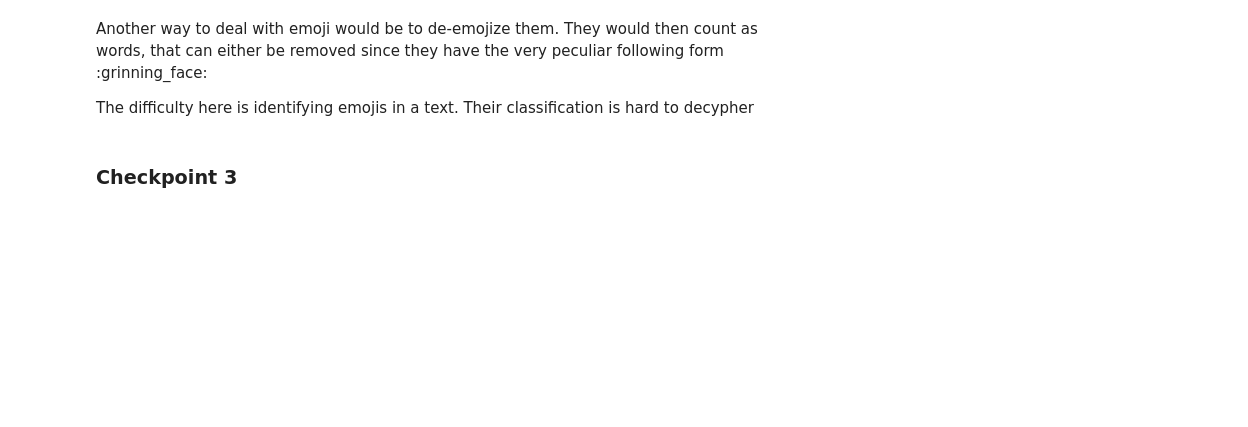
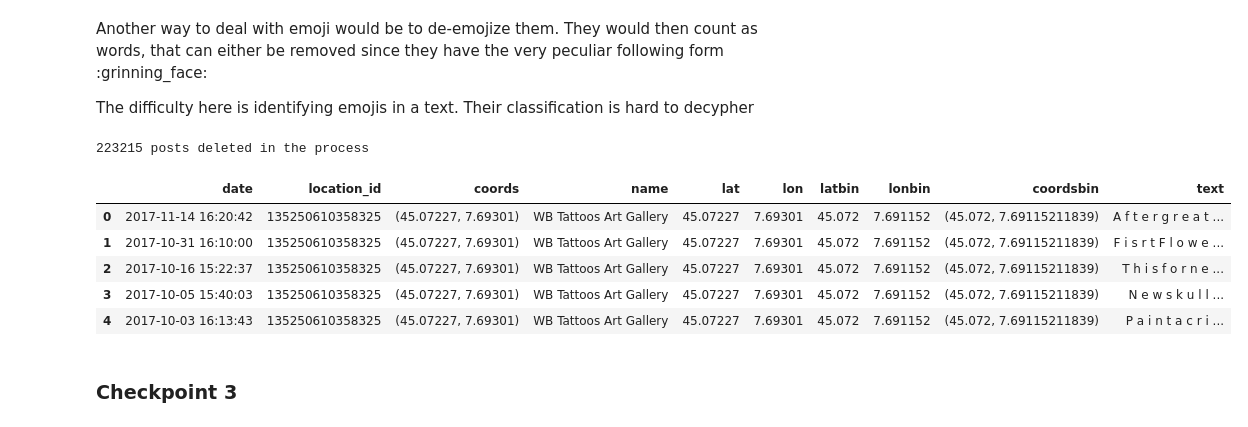
Before and after one commit to EArtiges/Lagrange_Progetto, a Jupyter notebook: TorInstagram_Git.ipynb, the cells around one changed output. Saved outputs shown, nothing was run; the diff lists cells and outputs as text; code cells hidden in the pictures; blank space fills up the shorter version.

Commit message:
Corrected Instalib.py Rewrote some file management parts for more readable file names

```diff
--- a/TorInstagram_Git.ipynb
+++ b/TorInstagram_Git.ipynb
@@ -237,9 +267,0 @@ df_new['text_new']= df_new['text_new'].map(lambda x: re.sub(r'\$[a-zA-Z0-9]*', '
-# %%
-#Remove numbers
-df_new['text_new']=df_new['text_new'].map(lambda x:  re.sub(r'[0-9]*','',x))
-# %%
-#Remove #
-df_new['text_new']=df_new['text_new'].map(lambda x:  re.sub(r'#*','',x))
-# %%
-#Remove punctuation
-df_new.text_new = [filter(lambda x: x not in string.punctuation,tweet) for tweet in df_new.text_new]
@@ -249,10 +268,16 @@ df_new.head(10)
-# %%
-#encoding back in strings
-df_new['text_new'] = df_new['text_new'].map(lambda x: x.encode('utf-8'))
 # %%
-df_new=df_new[df_new['text_new'].notnull()]
-df_new=df_new[df_new['text_new'] != '']
-df_new=df_new[['date','lat','lon','latbin','lonbin','coords','text_new','name']]
+df_new=IL.text_processing(df_new)
+#df_new=df_new[['date','lat','lon','latbin','lonbin','coords','text_new','name']]
+df_new.drop(['text'],axis=1,inplace=True)
 df_new=df_new.rename(columns = {'text_new':'text'})
 df_new['coordsbin'] = list(zip(df_new.latbin,df_new.lonbin))
+print len(df_new_save.text.tolist()) - len(df_new.text.tolist()), 'posts deleted in the process'
 df_new.head()
+# %% [output]
+223215 posts deleted in the process
+|  | date | location_id | coords | name | lat | lon | latbin | lonbin | coordsbin | text |
+| 0 | 2017-11-14 16:20:42 | 135250610358325 | (45.07227, 7.69301) | WB Tattoos Art Gallery | 45.07227 | 7.69301 | 45.072 | 7.691152 | (45.072, 7.69115211839) | A f t e r g r e a t ... |
+| 1 | 2017-10-31 16:10:00 | 135250610358325 | (45.07227, 7.69301) | WB Tattoos Art Gallery | 45.07227 | 7.69301 | 45.072 | 7.691152 | (45.072, 7.69115211839) | F i s r t F l o w e ... |
+| 2 | 2017-10-16 15:22:37 | 135250610358325 | (45.07227, 7.69301) | WB Tattoos Art Gallery | 45.07227 | 7.69301 | 45.072 | 7.691152 | (45.072, 7.69115211839) | T h i s f o r n e ... |
+| 3 | 2017-10-05 15:40:03 | 135250610358325 | (45.07227, 7.69301) | WB Tattoos Art Gallery | 45.07227 | 7.69301 | 45.072 | 7.691152 | (45.072, 7.69115211839) | N e w s k u l l ... |
+| 4 | 2017-10-03 16:13:43 | 135250610358325 | (45.07227, 7.69301) | WB Tattoos Art Gallery | 45.07227 | 7.69301 | 45.072 | 7.691152 | (45.072, 7.69115211839) | P a i n t a c r i ... |
```
Also changed, not shown: parts of 71 cells of this notebook.
